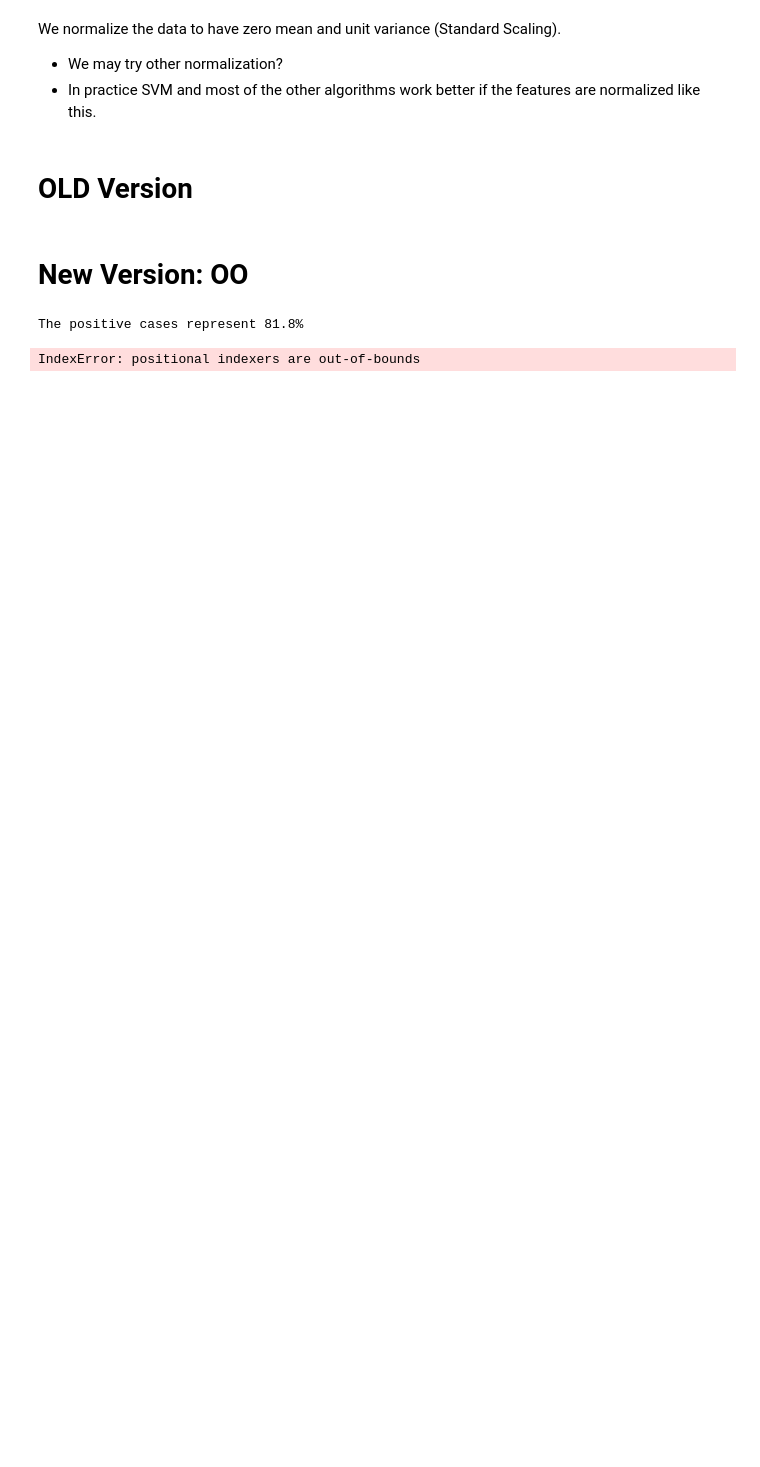
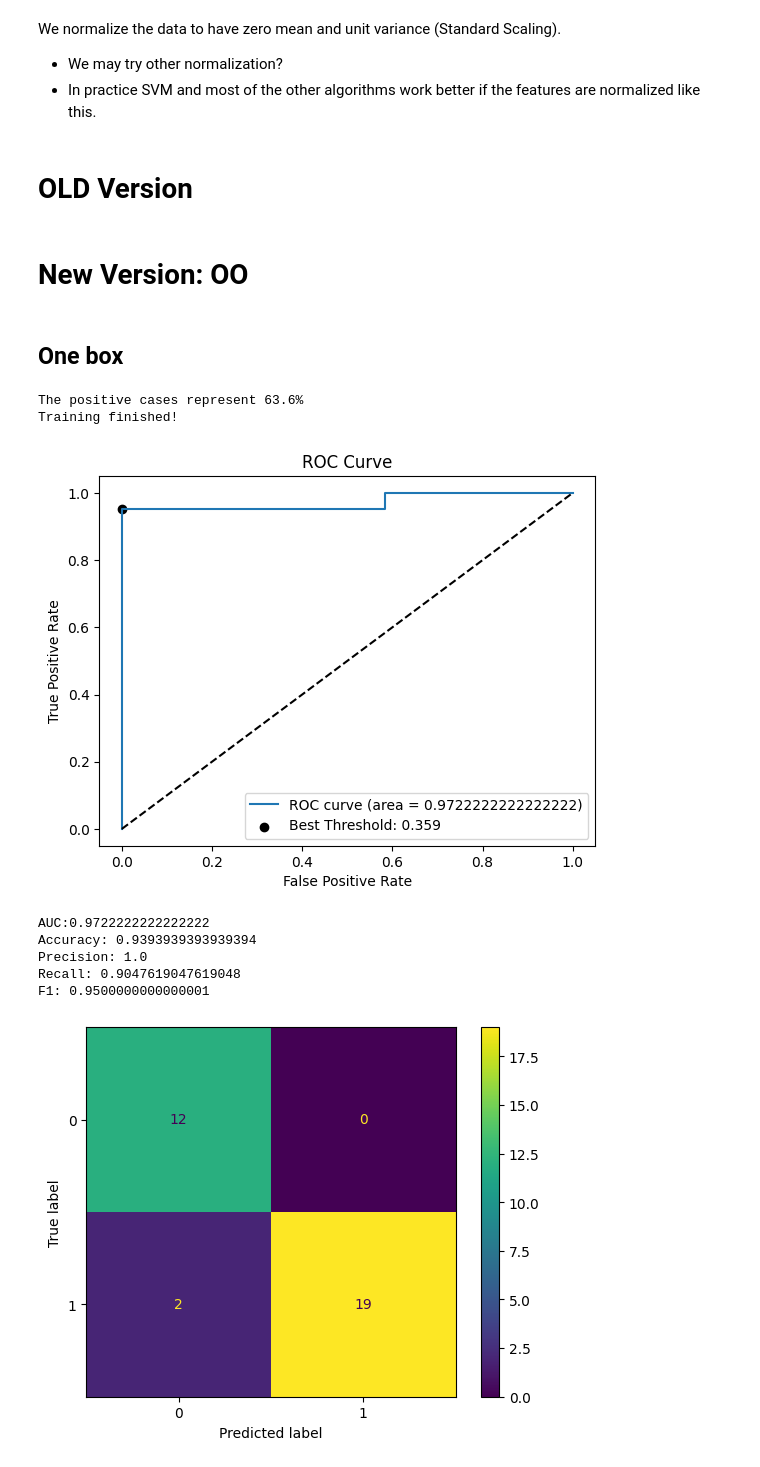
Before and after one commit to Likalto4/Added_value_feature_uncertainty, a Jupyter notebook: deep/machine_learning/trainig_pipeline.ipynb, the cells around one changed output. Cells and saved outputs as stored; diff of their text form; code cells hidden in the pictures; blank space fills up the shorter version.

Commit message:
finished training and some inference using different boxes features does not decrease its value Need some inestability...

```diff
--- a/deep/machine_learning/trainig_pipeline.ipynb
+++ b/deep/machine_learning/trainig_pipeline.ipynb
@@ -139,7 +139,7 @@ class predictor_machine():
         # lists
         self.probabilities = []
         self.true_labels = []
-        self.best_params = []
+        self.best_estimators = []
 
     def scale_features(self, features:pd.DataFrame):
         """with the defined scaler, scale feature and return as a dataframe
@@ -173,7 +173,7 @@ class predictor_machine():
             # fit the model
             self.clf.fit(X_train, y_train.values.ravel())
             # save best params of this iteration
-            self.best_params.append(self.clf.best_params_)
+            self.best_estimators.append(self.clf.best_estimator_)
             # predict the probability
             y_prob = self.clf.predict_proba(X_test)
             # append the prediction
@@ -208,32 +208,59 @@ class predictor_machine():
         precision = precision_score(self.true_labels, optimal_predictions)
         recall = recall_score(self.true_labels, optimal_predictions)
         f1 = f1_score(self.true_labels, optimal_predictions)
-        print(f'AUC:{roc_auc}\nAccuracy: {accuracy}\nPrecision: {precision}\nRecall: {recall}\nF1: {f1}')
+        print(f'AUC:{roc_auc}\nAccuracy: {accuracy}\nPrecision: {precision}\nRecall: {recall}\nF1: {f1}\n')
         if plot_CM:
             cm = confusion_matrix(self.true_labels, optimal_predictions)
             ConfusionMatrixDisplay(cm).plot()
             plt.show()
+
+    def ordered_inference(self):
+        # restart the lists
+        self.probabilities = []
+        self.true_labels = []
+        # predict
+        for _, test_index in self.cv.split(self.features):
+            # get the train and test data
+                X_test = self.features.iloc[test_index]
+                y_test = self.labels.iloc[test_index]
+                # predict the probability
+                y_prob = self.best_estimators[test_index[0]].predict_proba(X_test)
+                # append the prediction
+                self.probabilities.append(y_prob)
+                self.true_labels.append(y_test.values[0])
+        # convert to arrays
+        self.true_labels = np.asarray(self.true_labels)
+        self.probabilities = np.asanyarray(self.probabilities).reshape(-1,2)[:,0]
+        print('Recomputed prediction, NO training done.')
+# %% [markdown]
+## One box
 # %%
 # get the features, remove the first column (patient ID)
-features = pd.read_csv(repo_path / 'data/deep/features/features_1024/V_2_features.csv').iloc[:,1:]
-labels = dataset_INCan().labels_list(receptor='RE')
+features = pd.read_csv(repo_path / 'data/deep/features/features_1024/M_1_features.csv').iloc[:,1:]
+labels = dataset_INCan().labels_list(receptor='RP')
 
 # prepare for the machine
 predictor = predictor_machine()
 
 
 # grid search
 parameters = {'kernel':('linear', 'rbf'), 'C':[0.01, 0.1, 1, 10], 'gamma':[0.01, 0.1, 1]}
 # define the classifier
 pred = SVC(probability=True)
 # define the grid search, the best model is selected based on the roc_auc score
 predictor.clf = GridSearchCV(pred, parameters, cv=3, scoring='roc_auc', verbose=0, n_jobs=6)
 
-
 predictor.scale_features(features)
 predictor.prepare_labels(labels, show_distribution=True)
 predictor.train()
 predictor.compute_metrics(plot_roc=True, plot_CM=True)
 # %% [output]
-The positive cases represent 81.8%
+The positive cases represent 63.6%
+Training finished!
+[figure, added]
-IndexError: positional indexers are out-of-bounds
+AUC:0.9722222222222222
+Accuracy: 0.9393939393939394
+Precision: 1.0
+Recall: 0.9047619047619048
+F1: 0.9500000000000001
+[figure, added]
```
Also changed, not shown: parts of 4 cells of this notebook, 1 other file.
